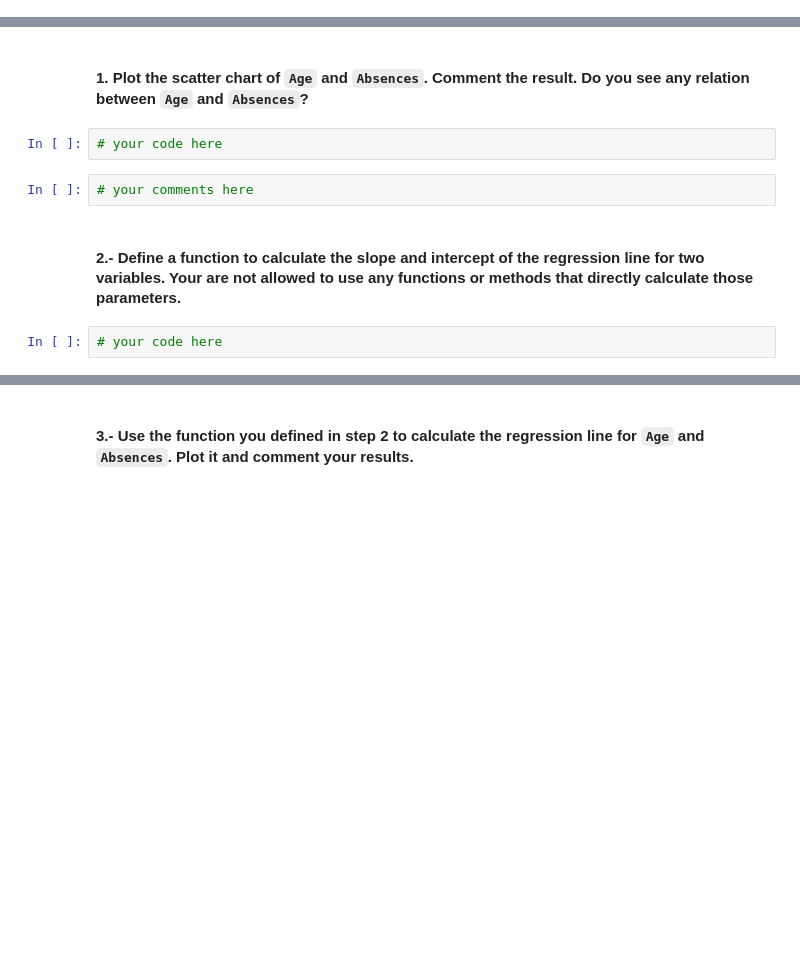
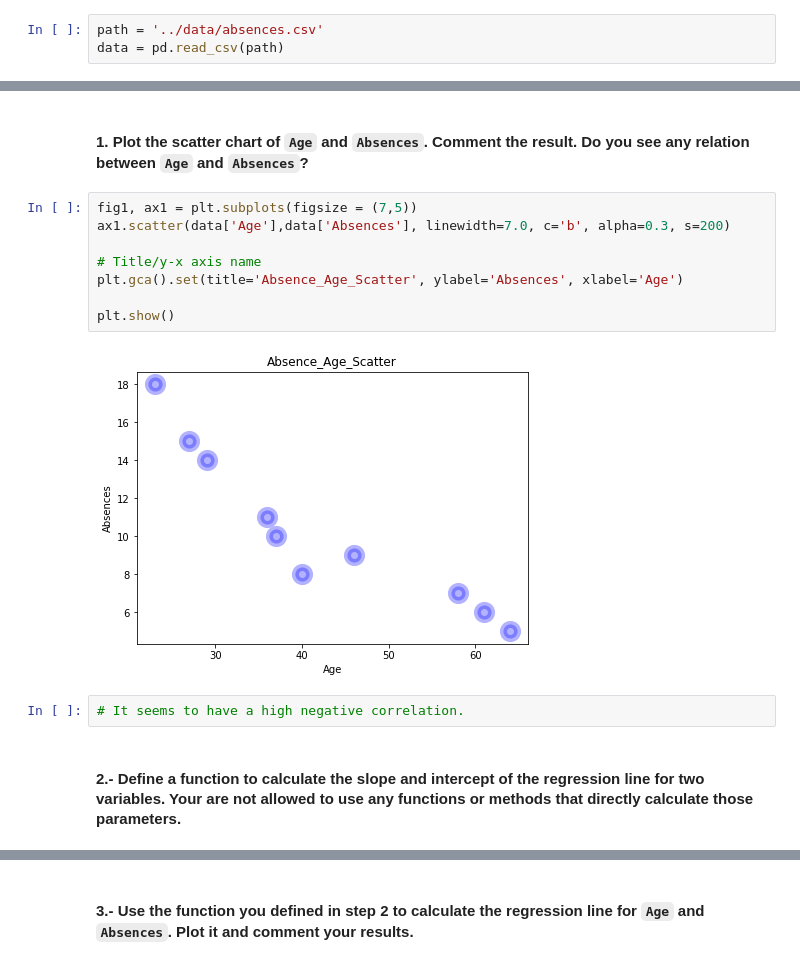
Before and after one commit to ta-data-remote/lab-linear-regression-correlation, a Jupyter notebook: your-code/main.ipynb, the cells around one changed output, grey strips where cells are left out. Drawn from its saved outputs; the diff is of its cells as text; blank space fills up the shorter version.

```diff
--- a/your-code/main.ipynb
+++ b/your-code/main.ipynb
@@ -26,0 +34,3 @@ import pandas as pd
+# %%
+path = '../data/absences.csv'
+data = pd.read_csv(path)
@@ -27,10 +46,16 @@ import pandas as pd
 # %% [markdown]
 #### 1. Plot the scatter chart of `Age` and `Absences`. Comment the result. Do you see any relation between `Age` and `Absences`?
-# %%
-# your code here
-# %%
-# your comments here
+# %%
+fig1, ax1 = plt.subplots(figsize = (7,5))
+ax1.scatter(data['Age'],data['Absences'], linewidth=7.0, c='b', alpha=0.3, s=200)
+
+# Title/y-x axis name
+plt.gca().set(title='Absence_Age_Scatter', ylabel='Absences', xlabel='Age')
+
+plt.show()
+# %% [output]
+[figure, added]
+# %%
+# It seems to have a high negative correlation.
 # %% [markdown]
 #### 2.- Define a function to calculate the slope and intercept of the regression line for two variables. Your are not allowed to use any functions or methods that directly calculate those parameters.
-# %%
-# your code here
```
Also changed, not shown: parts of 33 cells of this notebook.
